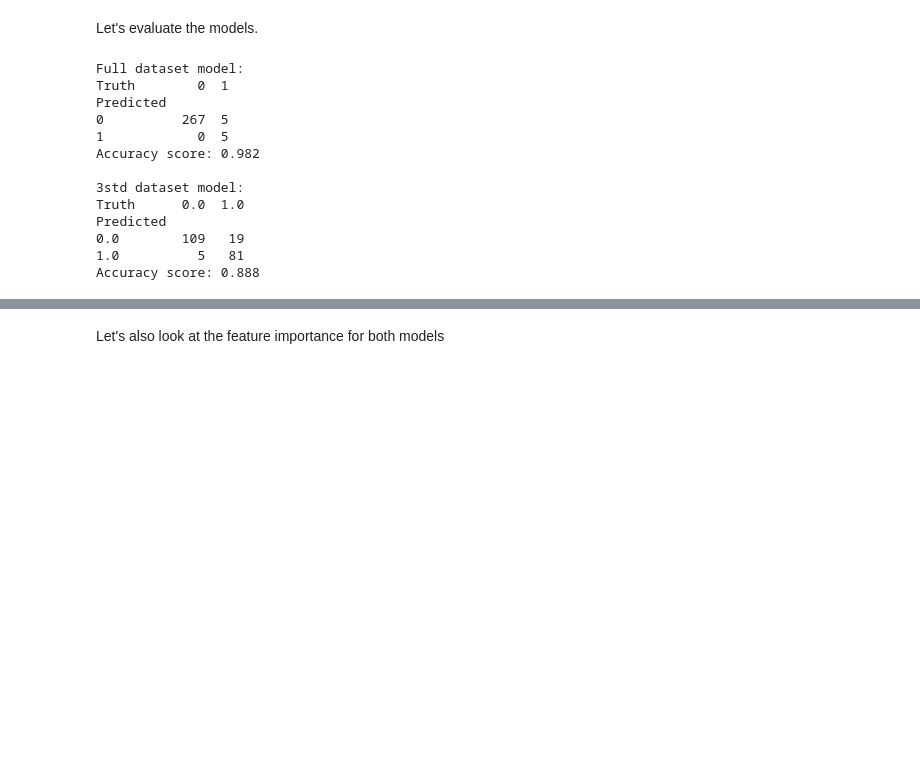
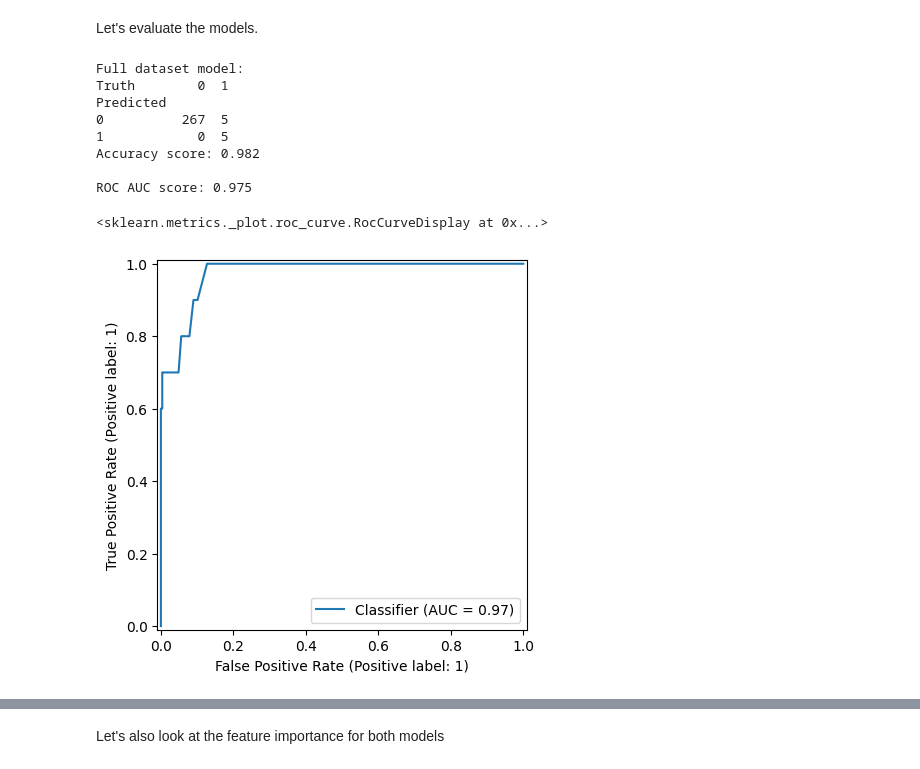
Before and after one commit to quityQ/bachelor, a Jupyter notebook: analysis_forest.ipynb, the cells around one changed output, grey strips where cells are left out. Saved outputs shown, nothing was run; the diff lists cells and outputs as text; code cells hidden in the pictures; blank space fills up the shorter version.

Commit message:
added roc to forest analysis

```diff
--- a/analysis_forest.ipynb
+++ b/analysis_forest.ipynb
@@ -251,23 +277,20 @@ RandomForestClassifier(random_state=0)
 # %% [markdown]
 Let's evaluate the models.
 # %%
+# Results for Random Forest Classifier full distressed
 print("Full dataset model:")
 print(confusion_table(bag_full.predict(X_test), y_test))
 print(f"Accuracy score: {bag_full.score(X_test, y_test):.3f}\n")
-print("3std dataset model:")
-print(confusion_table(bag_3std.predict(X3_test), y3_test))
-print(f"Accuracy score: {bag_3std.score(X3_test, y3_test):.3f}\n")
+print(f"ROC AUC score: {roc_auc_score(y_test, bag_full.predict_proba(X_test)[:, 1]):.3f}")
+roc(y_test, bag_full.predict_proba(X_test)[:, 1])
 # %% [output]
 Full dataset model:
 Truth        0  1
 Predicted
 0          267  5
 1            0  5
 Accuracy score: 0.982
 
-3std dataset model:
-Truth      0.0  1.0
-Predicted
-0.0        109   19
-1.0          5   81
-Accuracy score: 0.888
+ROC AUC score: 0.975
+<sklearn.metrics._plot.roc_curve.RocCurveDisplay at 0x...>
+[figure, added]
```
Also changed, not shown: parts of 13 cells of this notebook, 3 other files.
